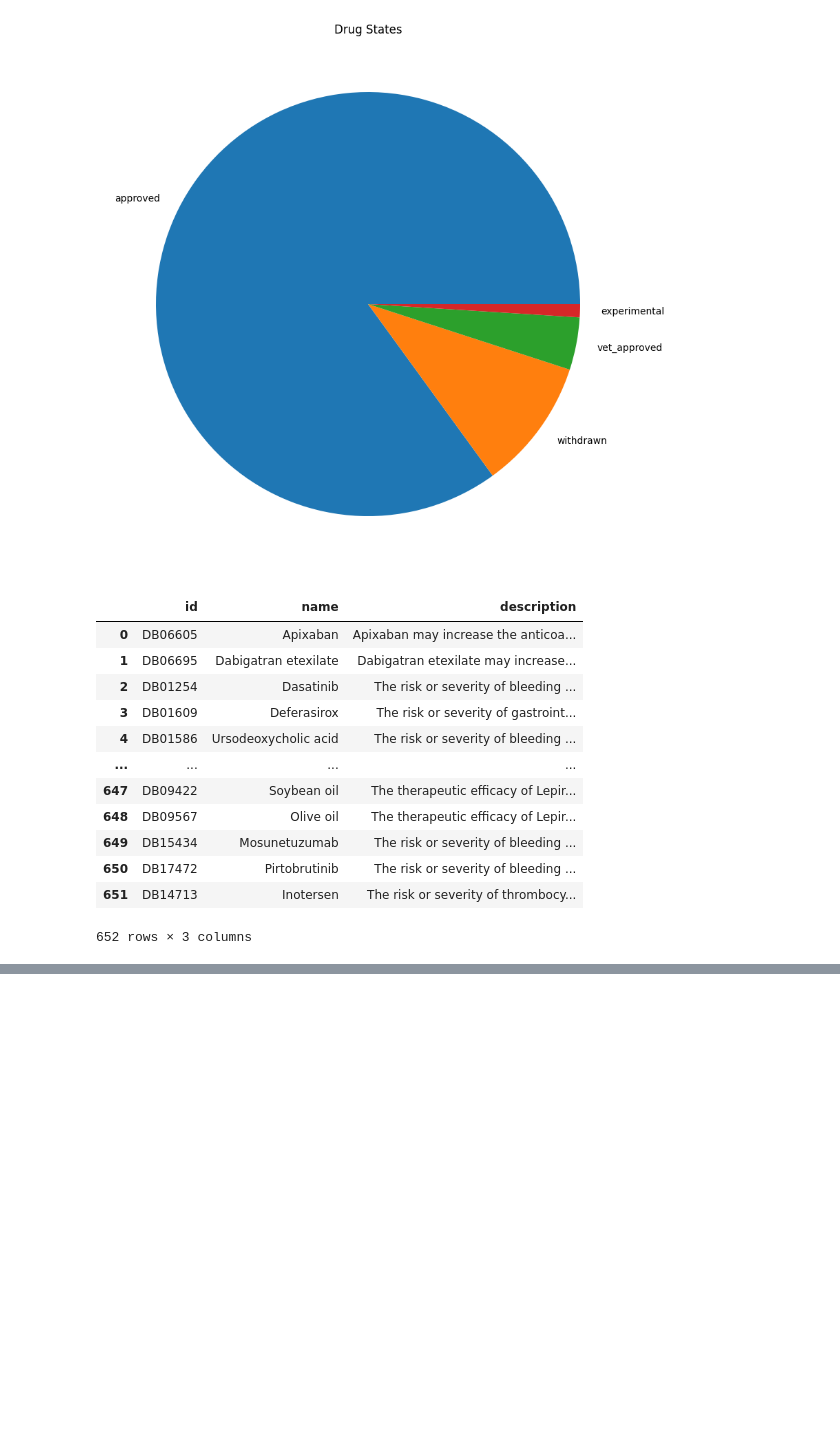
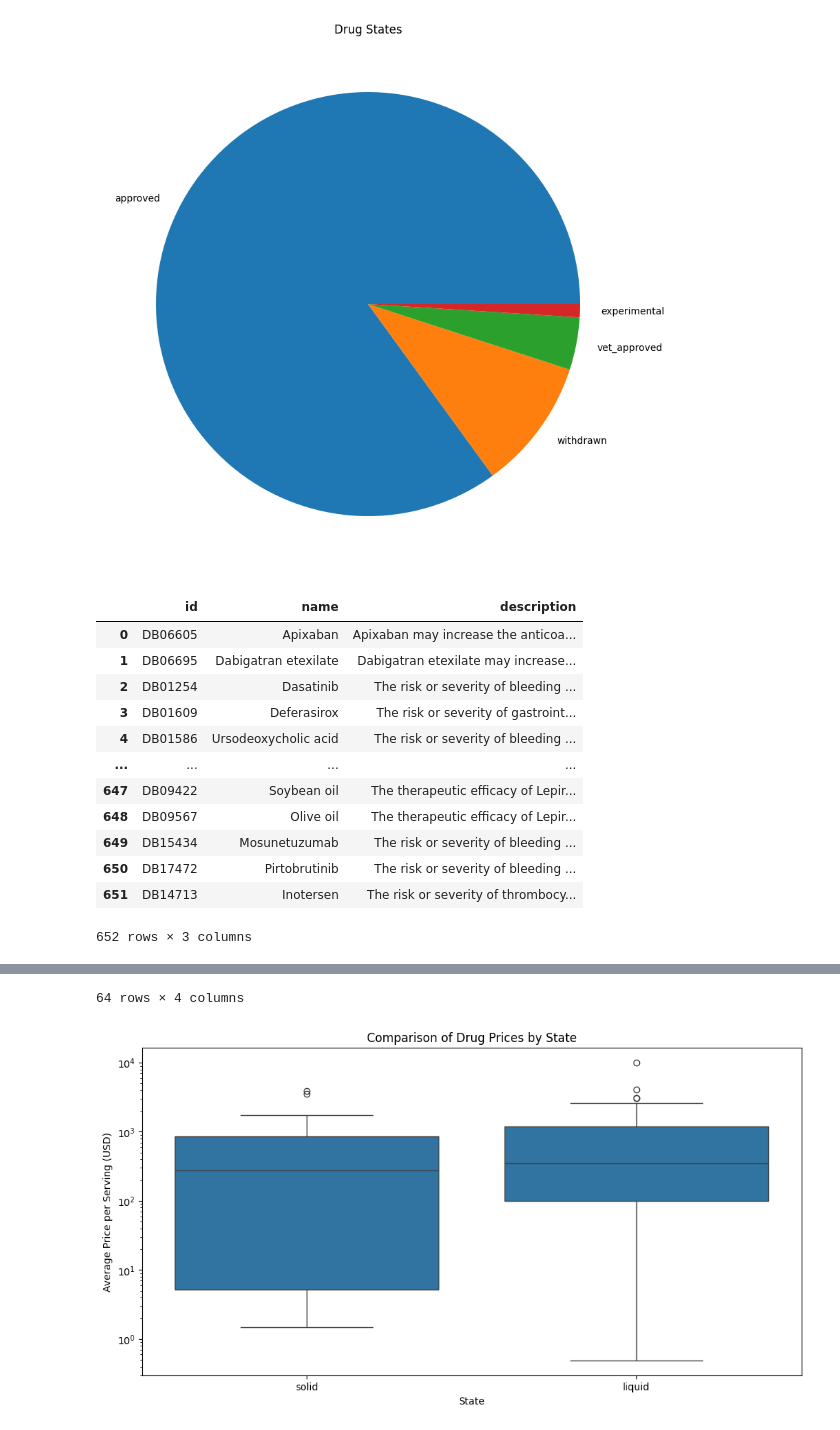
Before and after one commit to MaciejWisniewskiK/PythonProject, a Jupyter notebook: main.ipynb, the cells around one changed output, grey strips where cells are left out. Drawn from its saved outputs; the diff is of its cells as text; code cells hidden in the pictures; blank space fills up the shorter version.

```diff
--- a/main.ipynb
+++ b/main.ipynb
@@ -489,0 +490,73 @@ gene_drug_interaction_graph("F2")
+# %%
+#12) Zaproponować własną analizę i prezentację danych dotyczących leków. Można w tym
+#celu pozyskiwać dodatkowe informacje z innych biomedycznych i bioinformatycznych baz
+#danych dostępnych online. Należy jednak upewnić się, czy dana baza danych pozwala na
+#zautomatyzowane pobieranie danych przez program. Na przykład baza danych GeneCards
+#wprost tego zabrania, co zostało na czerwono podkreślone na tej stronie. Przykładowe bazy
+#danych to: UniProt (https://www.uniprot.org/), Small Molecule Pathway Database
+#(https://smpdb.ca/), The Human Protein Atlas (https://www.proteinatlas.org/). (7 pkt)
+
+# name, state, price, dosage, age
+
+
+price_units = set()
+
+for drug in root.findall("db:drug", ns):
+    for price in drug.findall("db:prices/db:price", ns):
+        price_units.add(price.find("db:unit", ns).text)
+
+display(price_units)
+
+single_serving_units = {
+    "ampule",
+    "capsule",
+    "dose",
+    "each",
+    "implant",
+    "softgel capsule",
+    "syringe",
+    "tablet",
+    "vial",
+}
+
+data = {
+    "DrugBank ID": [],
+    "Name": [],
+    "State": [],
+    "Average price per serving": [],
+}
+
+for drug in root.findall("db:drug", ns):
+    data["DrugBank ID"].append(drug.find("db:drugbank-id", ns).text)
+    data["Name"].append(drug.find("db:name", ns).text)
+    data["State"].append(drug.find("db:state", ns).text)
+
+    prices_per_serving = []
+    for price in drug.findall("db:prices/db:price", ns):
+        desc = price.find("db:description", ns).text
+        unit = price.find("db:unit", ns).text
+
+        cost_obj = price.find("db:cost", ns)
+        cost = float(cost_obj.text)
+        currency = cost_obj.get("currency")
+
+        if unit in single_serving_units and currency == "USD":
+            prices_per_serving.append(cost)
+
+    avg_price_per_serving = np.mean(prices_per_serving) if len(prices_per_serving) > 0 else None
+    data["Average price per serving"].append(avg_price_per_serving)
+
+df = pd.DataFrame(data)
+df = df[df["Average price per serving"].notnull()]
+
+display(df)
+
+
+plt.figure(figsize=(12, 6))
+sns.boxplot(x="State", y="Average price per serving", data=df)
+plt.yscale("log")
+plt.xlabel("State")
+plt.ylabel("Average Price per Serving (USD)")
+plt.title("Comparison of Drug Prices by State")
+plt.show()
+# %% [output]
@@ -489,0 +594,2 @@ gene_drug_interaction_graph("F2")
+64 rows × 4 columns
+[figure, added]
```
Also changed, not shown: parts of 6 cells of this notebook.
